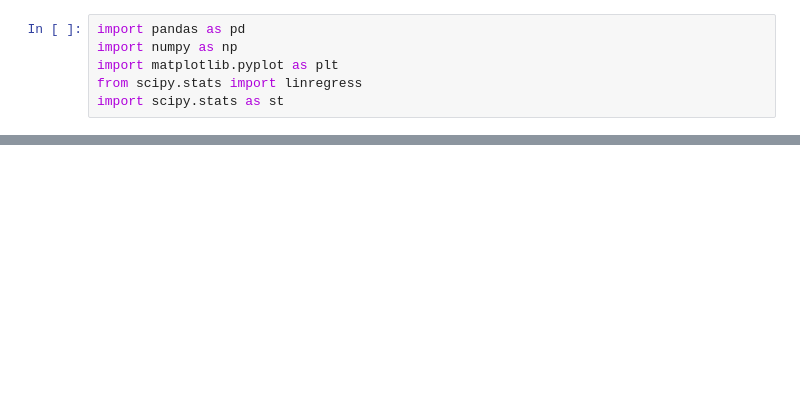
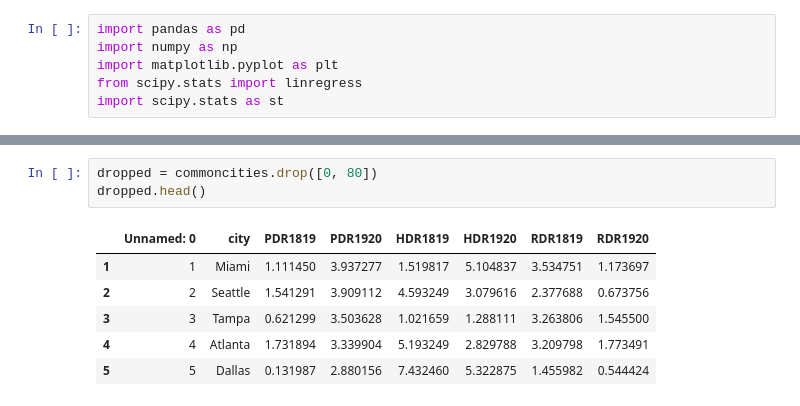
Before and after one commit to stellakk75/HousingMarketCOVID-19Project, a Jupyter notebook: QuestionsAnalysis/Q3_popvhousing.ipynb, the cells around one changed output, grey strips where cells are left out. Cells and saved outputs as stored; diff of their text form; blank space fills up the shorter version.

```diff
--- a/QuestionsAnalysis/Q3_popvhousing.ipynb
+++ b/QuestionsAnalysis/Q3_popvhousing.ipynb
@@ -302 +149,11 @@ The correlation is 0.23
+# %%
+dropped = commoncities.drop([0, 80])
+dropped.head()
+# %% [output]
+|  | Unnamed: 0 | city | PDR1819 | PDR1920 | HDR1819 | HDR1920 | RDR1819 | RDR1920 |
+| 1 | 1 | Miami | 1.111450 | 3.937277 | 1.519817 | 5.104837 | 3.534751 | 1.173697 |
+| 2 | 2 | Seattle | 1.541291 | 3.909112 | 4.593249 | 3.079616 | 2.377688 | 0.673756 |
+| 3 | 3 | Tampa | 0.621299 | 3.503628 | 1.021659 | 1.288111 | 3.263806 | 1.545500 |
+| 4 | 4 | Atlanta | 1.731894 | 3.339904 | 5.193249 | 2.829788 | 3.209798 | 1.773491 |
+| 5 | 5 | Dallas | 0.131987 | 2.880156 | 7.432460 | 5.322875 | 1.455982 | 0.544424 |
 # %%
```
Also changed, not shown: parts of 13 cells of this notebook, 17 other files.
